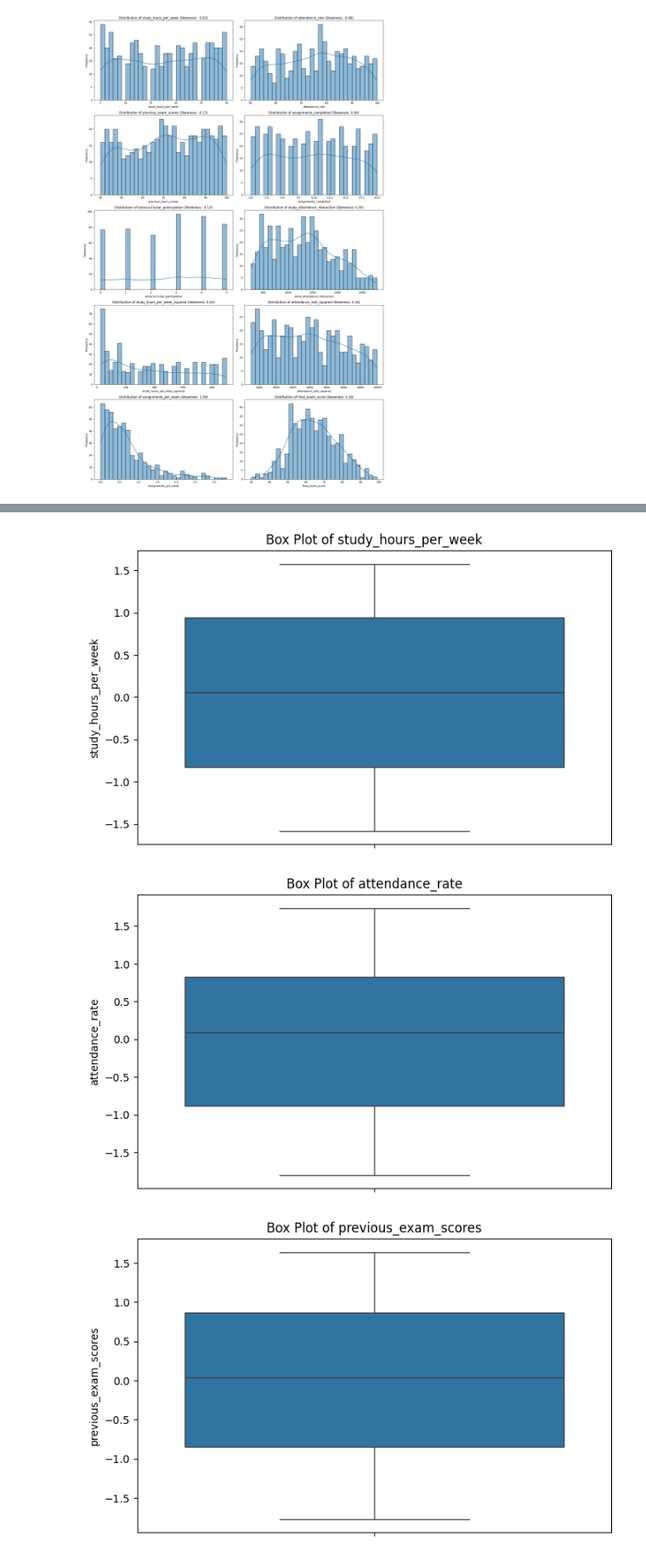
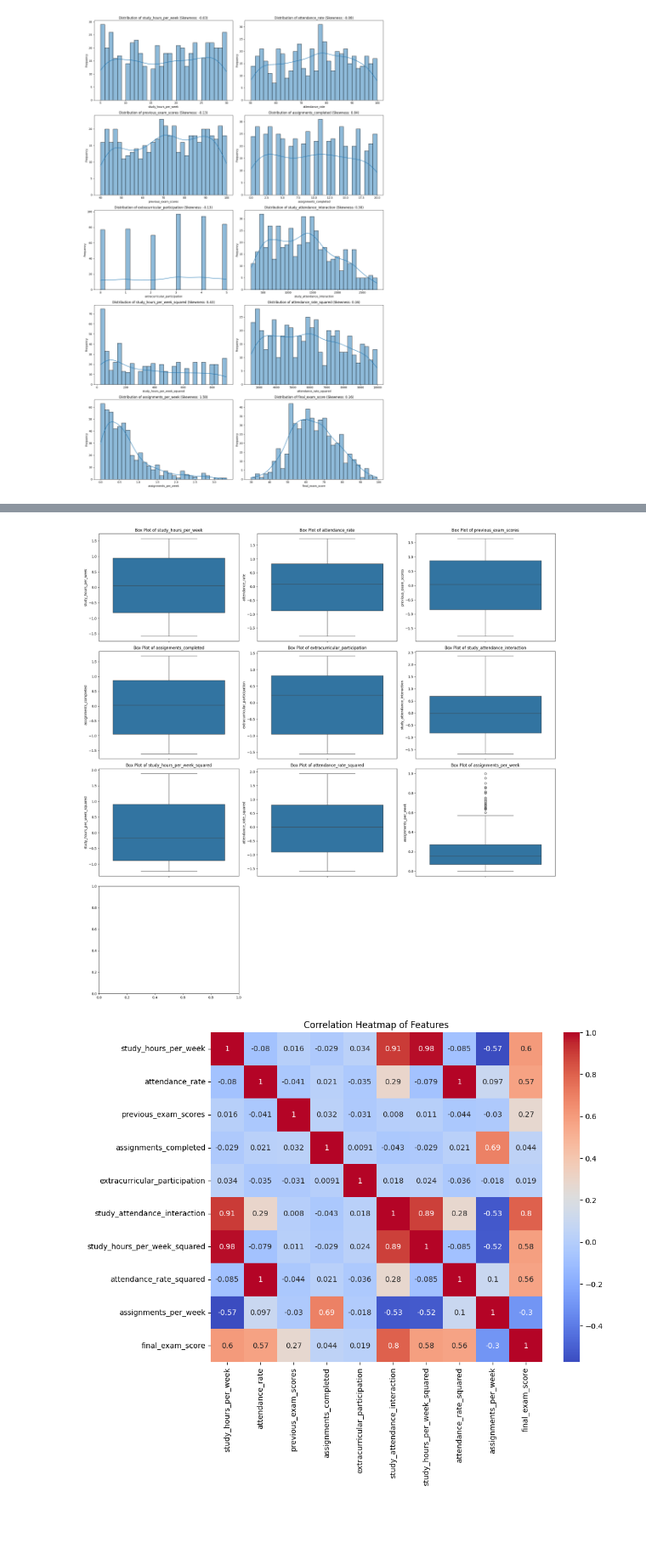
Before and after one commit to Gohxuann/PatternRecognition, a Jupyter notebook: StudentPerformancePrediction_291249.ipynb, the cells around one changed output, grey strips where cells are left out. Shown at 85% size. Saved outputs shown, nothing was run; the diff lists cells and outputs as text; code cells hidden in the pictures; blank space fills up the shorter version.

```diff
--- a/StudentPerformancePrediction_291249.ipynb
+++ b/StudentPerformancePrediction_291249.ipynb
@@ -226,20 +294,29 @@ else:
 # %%
-# 3. Box Plots
-for column in data.columns:
+# Box Plots (3x3 Grid for Better Visualization)
+n_cols = 3
+n_rows = (len(numerical_columns) - 1 + n_cols) // n_cols
+fig, axes = plt.subplots(n_rows, n_cols, figsize=(20, n_rows * 5))
+axes = axes.flatten()
+
+for i, column in enumerate(numerical_columns):
     if column != 'final_exam_score':
-        plt.figure(figsize=(8, 5))
-        sns.boxplot(y=data[column])
-        plt.title(f'Box Plot of {column}')
-        plt.ylabel(column)
-        plt.show()
+        sns.boxplot(y=data[column], ax=axes[i])
+        axes[i].set_title(f'Box Plot of {column}')
+        axes[i].set_ylabel(column)
+
+# Hide any unused subplots
+for j in range(i + 1, len(axes)):
+    fig.delaxes(axes[j])
+
+plt.tight_layout()
+plt.show()
 
 # 4. Correlation Heatmap
 plt.figure(figsize=(10, 8))
 correlation_matrix = data.corr()
 sns.heatmap(correlation_matrix, annot=True, cmap='coolwarm')
 plt.title('Correlation Heatmap of Features')
 plt.show()
 # %% [output]
-[figure, old version]
+[figure, new version]
-[figure, old version]
+[figure, new version]
-[figure, removed]
```
Also changed, not shown: parts of 18 cells of this notebook, 1 other file.
